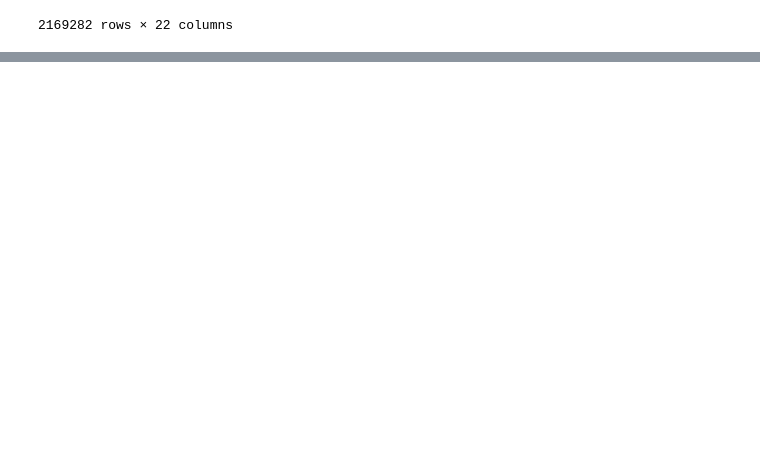
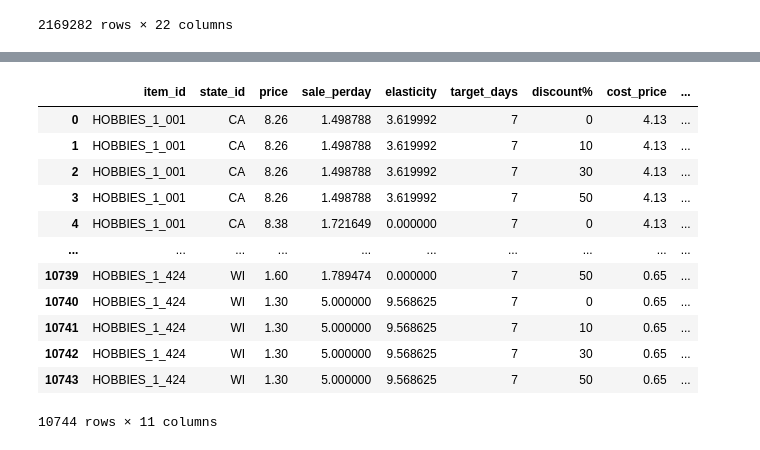
Before and after one commit to janiceivana/DS05_P5, a Jupyter notebook: opti.ipynb, the cells around one changed output, grey strips where cells are left out. Drawn from its saved outputs; the diff is of its cells as text; code cells hidden in the pictures; blank space fills up the shorter version.

```diff
--- a/opti.ipynb
+++ b/opti.ipynb
@@ -196,7 +196,7 @@ hobbies_1
 | 54070435 | HOBBIES_1_424_WI_3_evaluation | HOBBIES_1_424 | HOBBIES_1 | HOBBIES | WI_3 | WI | d_1940 | 1 | 2016-05-21 | 11617 | ... |
 2169282 rows × 22 columns
 # %%
-h1_df = pd.DataFrame(columns=['item_id', 'dept_id', 'cat_id', 'state_id','sum_unit_sold', 'price',  'sale_perday', 'price_change', 'sale_change', 'elasticity'])
+h1_df = pd.DataFrame(columns=['item_id', 'dept_id', 'cat_id', 'state_id', 'price',  'sale_perday', 'price_change', 'sale_change', 'elasticity'])
 
 # Filter the DataFrame once
 filtered_df = hobbies_1.groupby(['item_id', 'dept_id', 'cat_id', 'state_id']).filter(lambda x: len(x) > 0)
@@ -205,9 +205,8 @@ for (item_id, dept_id, cat_id, state_id), group_df in filtered_df.groupby(['item
     for sell_price in group_df['sell_price'].unique():
         item_df = group_df[group_df['sell_price'] == sell_price]
         sale_perday = item_df['unit_sale'].mean()
-        sum_unit_sold = item_df['unit_sale'].sum()
 
-        hobbies_1_df = pd.DataFrame({'item_id': [item_id], 'dept_id': [dept_id], 'cat_id': [cat_id], 'state_id': [state_id], 'price': [sell_price],'sale_perday': [sale_perday],'sum_unit_sold':[sum_unit_sold]})
+        hobbies_1_df = pd.DataFrame({'item_id': [item_id], 'dept_id': [dept_id], 'cat_id': [cat_id], 'state_id': [state_id], 'price': [sell_price],'sale_perday': [sale_perday]})
         hobbies_1_df = hobbies_1_df.dropna()
 
         h1_df = h1_df.append(hobbies_1_df, ignore_index=True)
@@ -222,0 +236,40 @@ h1_df
+# %%
+h1_df["target_days"] = 7
+
+grouped = h1_df.groupby(['item_id', 'state_id'])
+h1_df['cost_price'] = grouped['price'].transform(lambda x: 0.5 * x.min())
+
+discounts = [0, 10, 30,50]
+new_rows = []
+for index, row in h1_df.iterrows():
+    for discount in discounts:
+        new_row = row.copy()
+        new_row['discount%'] = discount
+        new_rows.append(new_row)
+
+h1_opti = pd.DataFrame(new_rows)
+h1_opti = h1_opti[["item_id","state_id","price","sale_perday","elasticity","target_days","discount%","cost_price"]]
+
+h1_opti["stock on hand"] = 100
+
+h1_opti["discount_price"] = (1-h1_opti["discount%"]/100)*h1_opti["price"]
+
+h1_opti["predict_total_sale"] = (h1_opti["target_days"]*h1_opti["sale_perday"])*(1+abs((h1_opti["discount_price"]-h1_opti["price"])/h1_opti["price"])*h1_opti["elasticity"])
+h1_opti.reset_index(drop=True, inplace=True)
+h1_opti.loc[h1_opti["predict_total_sale"] > h1_opti["stock on hand"], "predict_total_sale"] = h1_opti["stock on hand"]
+
+h1_opti
+# %% [output]
+|  | item_id | state_id | price | sale_perday | elasticity | target_days | discount% | cost_price | ... |
+| 0 | HOBBIES_1_001 | CA | 8.26 | 1.498788 | 3.619992 | 7 | 0 | 4.13 | ... |
+| 1 | HOBBIES_1_001 | CA | 8.26 | 1.498788 | 3.619992 | 7 | 10 | 4.13 | ... |
+| 2 | HOBBIES_1_001 | CA | 8.26 | 1.498788 | 3.619992 | 7 | 30 | 4.13 | ... |
+| 3 | HOBBIES_1_001 | CA | 8.26 | 1.498788 | 3.619992 | 7 | 50 | 4.13 | ... |
+| 4 | HOBBIES_1_001 | CA | 8.38 | 1.721649 | 0.000000 | 7 | 0 | 4.13 | ... |
+| ... | ... | ... | ... | ... | ... | ... | ... | ... | ... |
+| 10739 | HOBBIES_1_424 | WI | 1.60 | 1.789474 | 0.000000 | 7 | 50 | 0.65 | ... |
+| 10740 | HOBBIES_1_424 | WI | 1.30 | 5.000000 | 9.568625 | 7 | 0 | 0.65 | ... |
+| 10741 | HOBBIES_1_424 | WI | 1.30 | 5.000000 | 9.568625 | 7 | 10 | 0.65 | ... |
+| 10742 | HOBBIES_1_424 | WI | 1.30 | 5.000000 | 9.568625 | 7 | 30 | 0.65 | ... |
+| 10743 | HOBBIES_1_424 | WI | 1.30 | 5.000000 | 9.568625 | 7 | 50 | 0.65 | ... |
+10744 rows × 11 columns
```
Also changed, not shown: parts of 6 cells of this notebook.
